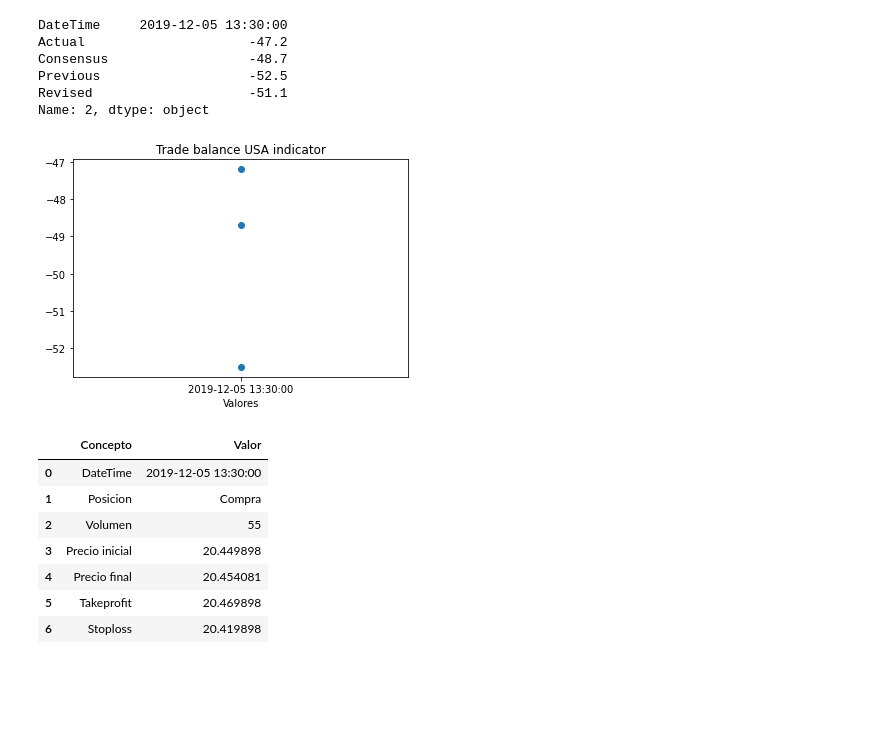
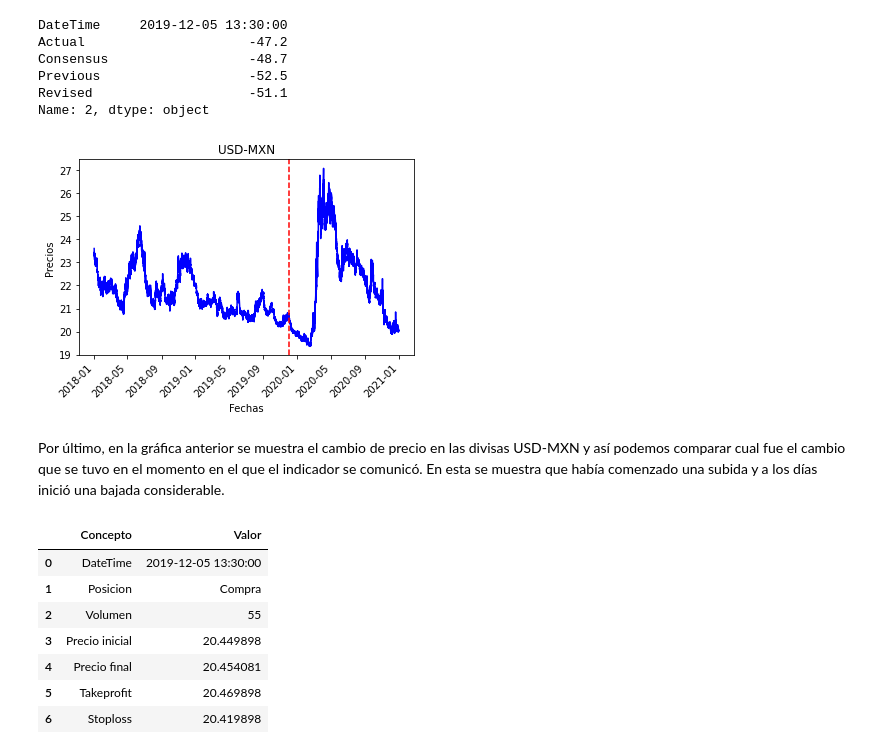
Before and after one commit to jesusalvarezc/FInal_Project, a Jupyter notebook: notebook_final.ipynb, the cells around one changed output. Saved outputs shown, nothing was run; the diff lists cells and outputs as text; code cells hidden in the pictures; blank space fills up the shorter version.

```diff
--- a/notebook_final.ipynb
+++ b/notebook_final.ipynb
@@ -136,6 +132,9 @@ graf_ind = vs.graf_ind(ind)
 [figure]
 # %% [markdown]
 En los siguientes momentos el número se acerca más a ser cero. Lo que se busca es que las exportaciones sean mayores que las importaciones, es por esto que mientras un valor sea positivo o más cercano a eso será bueno.
+# %%
+data1 = dt.f_leer_archivos_varios("MXNUSD_2018.csv", "MXNUSD_2019.csv", "MXNUSD_2020.csv")
+data1.set_index('timestamp', inplace=True)
 # %% [markdown]
 ### <font color= #cfb1ff> Validación 1 </font>
 # %%
@@ -312,10 +319,12 @@ Previous                   -52.5
 Revised                    -51.1
 Name: 2, dtype: object
 # %%
-val5 = vs.graf_val(ind, 21, '2019-12-05 13:30:00')
-val5
+val4 = vs.graf_val(data1, '2019-12-05')
+val4
 # %% [output]
-[figure, old version]
+[figure, new version]
+# %% [markdown]
+Por último, en la gráfica anterior se muestra el cambio de precio en las divisas USD-MXN y así podemos comparar cual fue el cambio que se tuvo en el momento en el que el indicador se comunicó. En esta se muestra que había comenzado una subida y a los días inició una bajada considerable.
 # %%
 timestamp = '2019-12-05 13:30:00'
 tipo = 'Compra'
```
Also changed, not shown: parts of 27 cells of this notebook, 1 other file.
